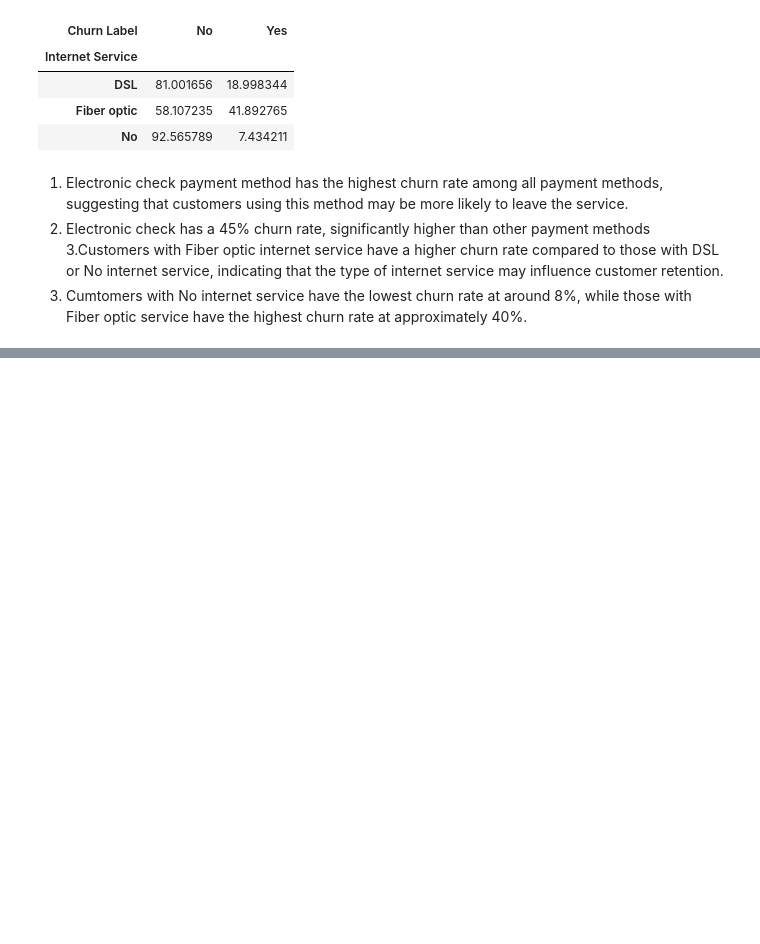
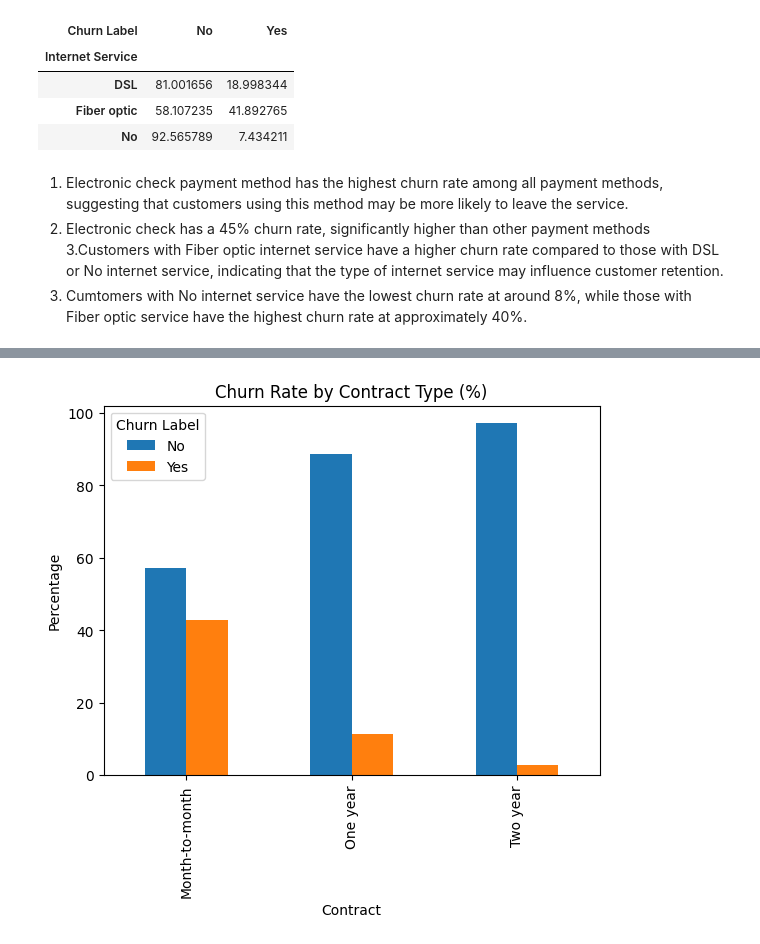
Before and after one commit to BoiDrew/telecom-churn-analysis, a Jupyter notebook: notebooks/eda_churn_day3.ipynb, the cells around one changed output, grey strips where cells are left out. Cells and saved outputs as stored; diff of their text form; code cells hidden in the pictures; blank space fills up the shorter version.

```diff
--- a/notebooks/eda_churn_day3.ipynb
+++ b/notebooks/eda_churn_day3.ipynb
@@ -184,0 +198,16 @@ churn_by_internet
+# %%
+churn_contract =(
+    df.groupby('Contract')['Churn Label']
+    .value_counts(normalize=True)
+    .unstack()
+    * 100
+)
+
+# Visualizing churn by contract type
+
+churn_contract.plot(kind='bar')
+plt.title('Churn Rate by Contract Type (%)')
+plt.ylabel('Percentage')
+plt.show()
+# %% [output]
+[figure, added]
```
Also changed, not shown: parts of 5 cells of this notebook, 1 other file.
